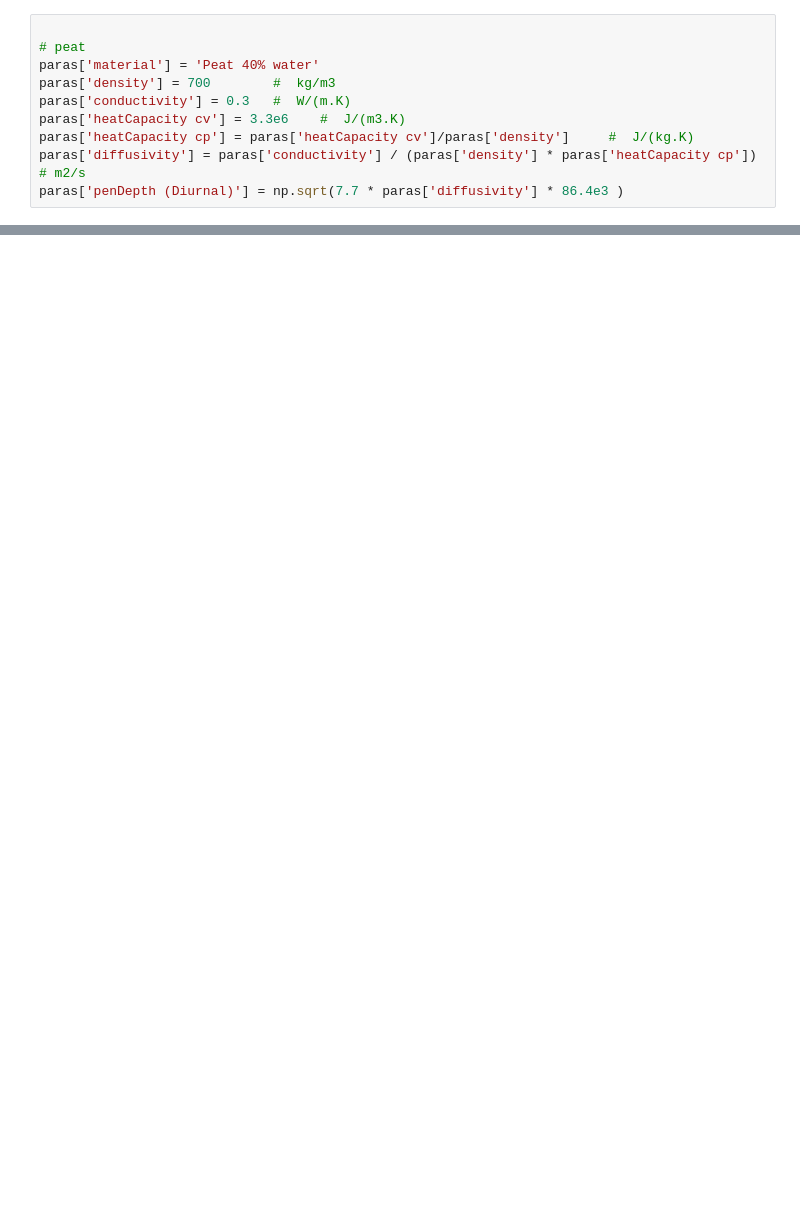
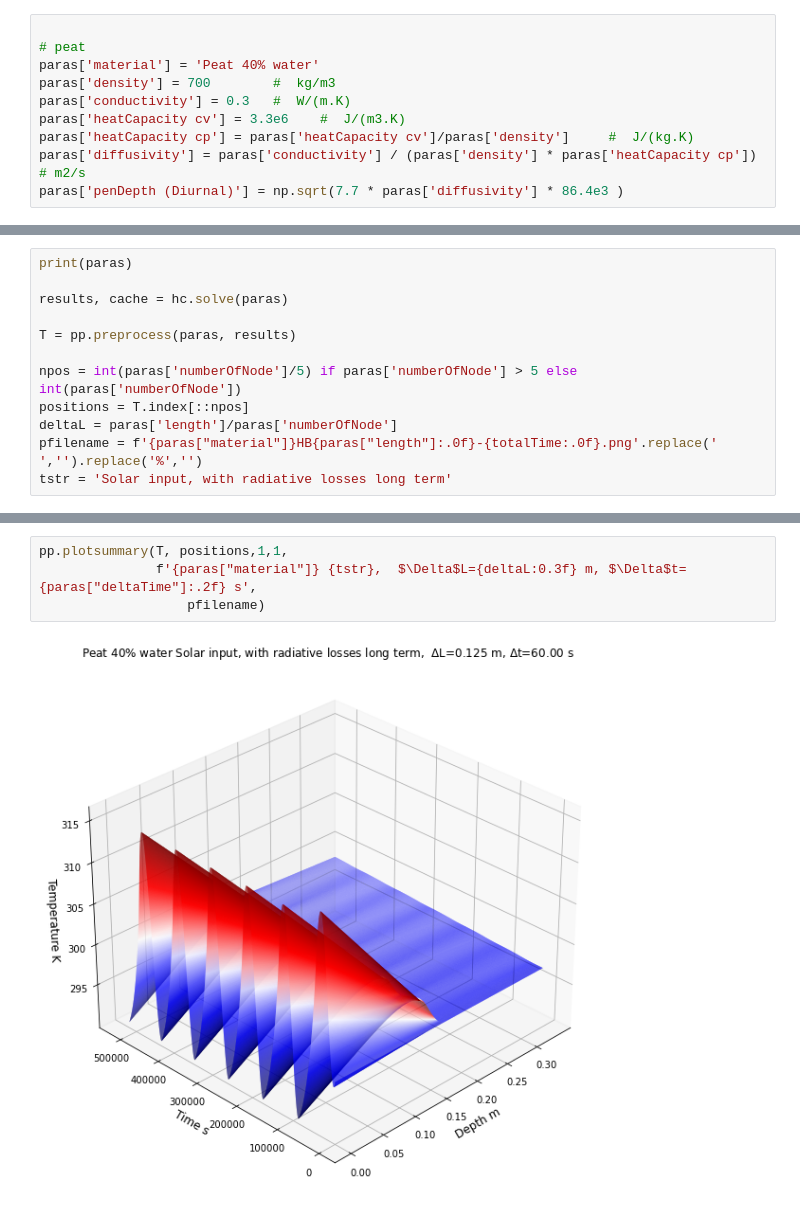
Before and after one commit to NelisW/heatConduction, a Jupyter notebook: 1D-heatflow.ipynb, the cells around one changed output, grey strips where cells are left out. Drawn from its saved outputs; the diff is of its cells as text; blank space fills up the shorter version.

```diff
--- a/1D-heatflow.ipynb
+++ b/1D-heatflow.ipynb
@@ -670,0 +636,12 @@ Name: values, dtype: object
+# %%
+print(paras)
+
+results, cache = hc.solve(paras)
+
+T = pp.preprocess(paras, results)
+
+npos = int(paras['numberOfNode']/5) if paras['numberOfNode'] > 5 else int(paras['numberOfNode'])
+positions = T.index[::npos]
+deltaL = paras['length']/paras['numberOfNode']
+pfilename = f'{paras["material"]}HB{paras["length"]:.0f}-{totalTime:.0f}.png'.replace(' ','').replace('%','')
+tstr = 'Solar input, with radiative losses long term'
@@ -670,0 +666,6 @@ Name: values, dtype: object
+# %%
+pp.plotsummary(T, positions,1,1,
+               f'{paras["material"]} {tstr},  $\Delta$L={deltaL:0.3f} m, $\Delta$t={paras["deltaTime"]:.2f} s',
+                   pfilename)
+# %% [output]
+[figure, added]
```
Also changed, not shown: parts of 23 cells of this notebook, 9 other files.
